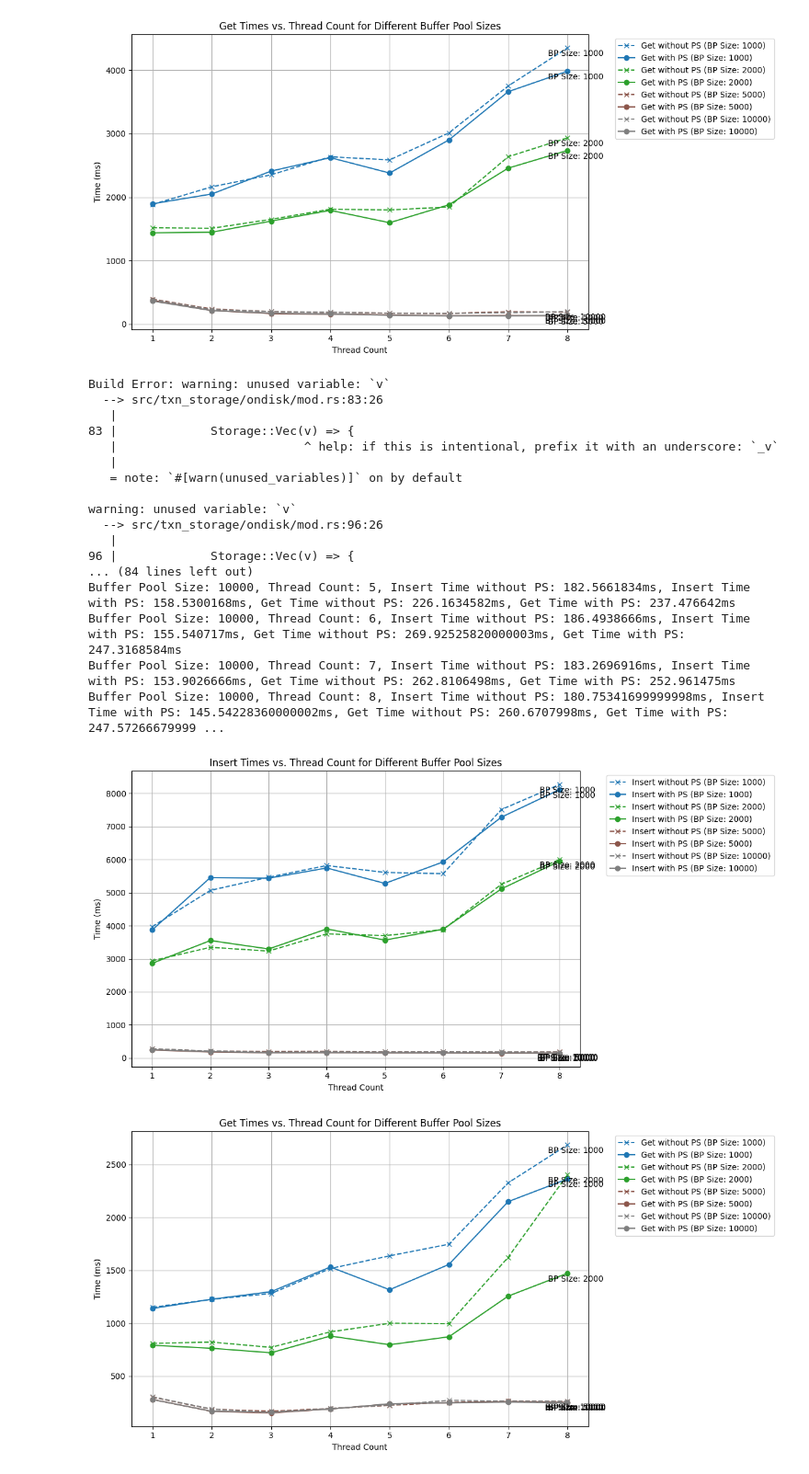
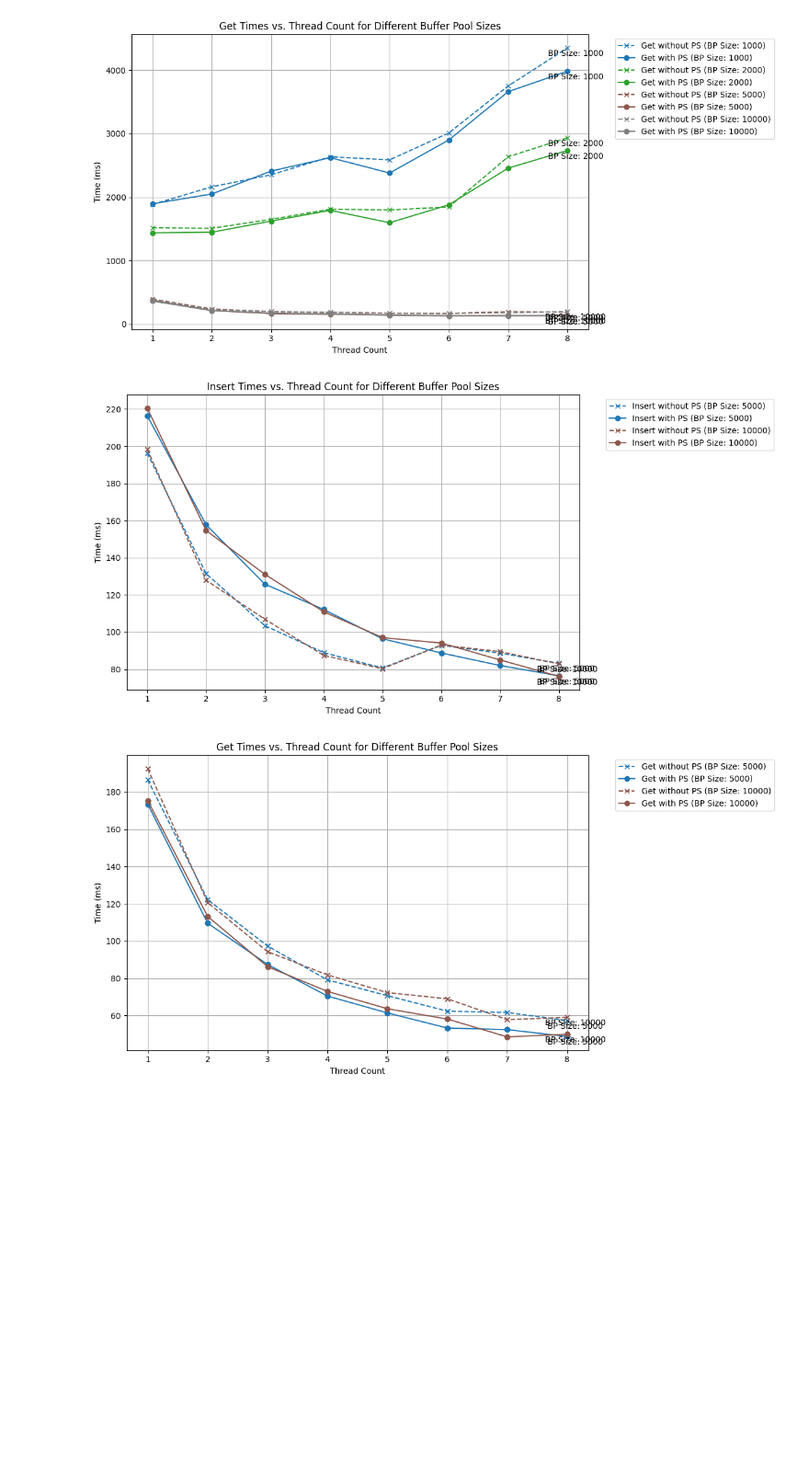
Before and after one commit to rotaki/FosterBtree, a Jupyter notebook: experiment/phm_bp_size.ipynb, the cells around one changed output. Shown at 92% size. Saved outputs shown, nothing was run; the diff lists cells and outputs as text; code cells hidden in the pictures; blank space fills up the shorter version.

Commit message:
add test result in rikis linux

```diff
--- a/experiment/phm_bp_size.ipynb
+++ b/experiment/phm_bp_size.ipynb
@@ -485,14 +485,20 @@ import matplotlib.pyplot as plt
 import csv
 import os
 
-# Define the binary name
+## Define the binary name
+# binary_name = 'phm_ps_on_off'
 binary_name = 'phm_ps_skewed_onoff'
-
-# Define the number of runs for each test
-num_runs = 5
-
-# Define buffer pool sizes and thread counts to test
-buffer_pool_sizes = [1000, 2000, 5000, 10000]
+## Define whether to build the binary or not
+# build_binary_flag = True
+build_binary_flag = False
+## Define the number of runs for each test
+num_runs = 1
+# num_runs = 5
+# num_runs = 10
+## Define buffer pool sizes and thread counts to test
+# buffer_pool_sizes = [1000, 2000, 5000, 10000]
+# buffer_pool_sizes = [1000, 2000]
+buffer_pool_sizes = [5000, 10000]
 thread_counts = [1, 2, 3, 4, 5, 6, 7, 8]
 
 # Function to build the binary
@@ -563,32 +569,38 @@ def run_binary(buffer_pool_size, thread_count, num_runs):
 
     return avg_insert_time_no_ps, avg_insert_time_ps, avg_get_time_no_ps, avg_get_time_ps
 
-# Build the binary
-if not build_binary(binary_name):
-    print("Failed to build the binary. Exiting.")
-    exit(1)
+# Build the binary if the flag is set
+if build_binary_flag:
+    if not build_binary(binary_name):
+        print("Failed to build the binary. Exiting.")
+        exit(1)
 
 # Automatically assign colors for each buffer pool size
 color_cycle = plt.colormaps['tab10']
 colors = {size: color_cycle(i / len(buffer_pool_sizes)) for i, size in enumerate(buffer_pool_sizes)}
+
+# Define line styles for swizzling on/off
+line_styles = {
+    'no_ps': '--',
+    'ps': '-'
+}
 
 # CSV file to store results
 csv_file = f'{binary_name}.csv'
 
 # Read existing results from the CSV file
 existing_results = {}
+all_results = []
 if os.path.exists(csv_file):
     with open(csv_file, mode='r') as file:
         reader = csv.reader(file)
         next(reader)  # Skip header row
         for row in reader:
             buffer_pool_size, thread_count, insert_time_no_ps, insert_time_ps, get_time_no_ps, get_time_ps = map(float, row)
+            all_results.append([buffer_pool_size, thread_count, insert_time_no_ps, insert_time_ps, get_time_no_ps, get_time_ps])
             if buffer_pool_size not in existing_results:
                 existing_results[buffer_pool_size] = {}
             existing_results[buffer_pool_size][thread_count] = (insert_time_no_ps, insert_time_ps, get_time_no_ps, get_time_ps)
-
-# Initialize lists to store the results
-results = []
 
 # Run the binary for each buffer pool size and thread count, and store the results
 for size in buffer_pool_sizes:
@@ -596,19 +608,19 @@ for size in buffer_pool_sizes:
         if size in existing_results and t_count in existing_results[size]:
             # Use existing results
             insert_time_no_ps, insert_time_ps, get_time_no_ps, get_time_ps = existing_results[size][t_count]
-            results.append([size, t_count, insert_time_no_ps, insert_time_ps, get_time_no_ps, get_time_ps])
+            all_results.append([size, t_count, insert_time_no_ps, insert_time_ps, get_time_no_ps, get_time_ps])
         else:
             # Run the command and get new results
             insert_time_no_ps, insert_time_ps, get_time_no_ps, get_time_ps = run_binary(size, t_count, num_runs)
             if insert_time_no_ps is not None and insert_time_ps is not None and get_time_no_ps is not None and get_time_ps is not None:
-                results.append([size, t_count, insert_time_no_ps, insert_time_ps, get_time_no_ps, get_time_ps])
+                all_results.append([size, t_count, insert_time_no_ps, insert_time_ps, get_time_no_ps, get_time_ps])
                 print(f"Buffer Pool Size: {size}, Thread Count: {t_count}, Insert Time without PS: {insert_time_no_ps}ms, Insert Time with PS: {insert_time_ps}ms, Get Time without PS: {get_time_no_ps}ms, Get Time with PS: {get_time_ps}ms")
 
 # Write the results to a CSV file
 with open(csv_file, mode='w', newline='') as file:
     writer = csv.writer(file)
     writer.writerow(['Buffer Pool Size', 'Thread Count', 'Insert Time without PS', 'Insert Time with PS', 'Get Time without PS', 'Get Time with PS'])
-    writer.writerows(results)
+    writer.writerows(all_results)
 
 # Extract data for plotting
 insert_times_no_ps = {bp_size: [] for bp_size in buffer_pool_sizes}
@@ -616,7 +628,7 @@ insert_times_ps = {bp_size: [] for bp_size in buffer_pool_sizes}
 get_times_no_ps = {bp_size: [] for bp_size in buffer_pool_sizes}
 get_times_ps = {bp_size: [] for bp_size in buffer_pool_sizes}
 
-for result in results:
+for result in all_results:
     buffer_pool_size, thread_count, insert_time_no_ps, insert_time_ps, get_time_no_ps, get_time_ps = result
     if buffer_pool_size in buffer_pool_sizes:
         insert_times_no_ps[buffer_pool_size].append((thread_count, insert_time_no_ps))
@@ -630,62 +642,45 @@ for bp_size in buffer_pool_sizes:
     color = colors[bp_size]
     if insert_times_no_ps[bp_size]:
         thread_count_no_ps, insert_time_no_ps = zip(*sorted(insert_times_no_ps[bp_size]))
-        plt.plot(thread_count_no_ps, insert_time_no_ps, label=f'Insert without PS (BP Size: {bp_size})', linestyle='--', marker='x', color=color)
+        plt.plot(thread_count_no_ps, insert_time_no_ps, label=f'Insert without PS (BP Size: {bp_size})', linestyle=line_styles['no_ps'], marker='x', color=color)
         # Add annotation for the line
         plt.annotate(f'BP Size: {bp_size}', (thread_count_no_ps[-1], insert_time_no_ps[-1]), textcoords="offset points", xytext=(10,-10), ha='center')
     if insert_times_ps[bp_size]:
         thread_count_ps, insert_time_ps = zip(*sorted(insert_times_ps[bp_size]))
-        plt.plot(thread_count_ps, insert_time_ps, label=f'Insert with PS (BP Size: {bp_size})', linestyle='-', marker='o', color=color)
+        plt.plot(thread_count_ps, insert_time_ps, label=f'Insert with PS (BP Size: {bp_size})', linestyle=line_styles['ps'], marker='o', color=color)
         # Add annotation for the line
         plt.annotate(f'BP Size: {bp_size}', (thread_count_ps[-1], insert_time_ps[-1]), textcoords="offset points", xytext=(10,-10), ha='center')
 
 plt.xlabel('Thread Count')
 plt.ylabel('Time (ms)')
 plt.title('Insert Times vs. Thread Count for Different Buffer Pool Sizes')
 plt.legend(bbox_to_anchor=(1.05, 1), loc='upper left')
 plt.grid(True)
 plt.tight_layout()
 plt.show()
 
 # Plot the results for Get Times
 plt.figure(figsize=(12, 6))
 for bp_size in buffer_pool_sizes:
     color = colors[bp_size]
     if get_times_no_ps[bp_size]:
         thread_count_no_ps, get_time_no_ps = zip(*sorted(get_times_no_ps[bp_size]))
-        plt.plot(thread_count_no_ps, get_time_no_ps, label=f'Get without PS (BP Size: {bp_size})', linestyle='--', marker='x', color=color)
+        plt.plot(thread_count_no_ps, get_time_no_ps, label=f'Get without PS (BP Size: {bp_size})', linestyle=line_styles['no_ps'], marker='x', color=color)
         # Add annotation for the line
         plt.annotate(f'BP Size: {bp_size}', (thread_count_no_ps[-1], get_time_no_ps[-1]), textcoords="offset points", xytext=(10,-10), ha='center')
     if get_times_ps[bp_size]:
         thread_count_ps, get_time_ps = zip(*sorted(get_times_ps[bp_size]))
-        plt.plot(thread_count_ps, get_time_ps, label=f'Get with PS (BP Size: {bp_size})', linestyle='-', marker='o', color=color)
+        plt.plot(thread_count_ps, get_time_ps, label=f'Get with PS (BP Size: {bp_size})', linestyle=line_styles['ps'], marker='o', color=color)
         # Add annotation for the line
         plt.annotate(f'BP Size: {bp_size}', (thread_count_ps[-1], get_time_ps[-1]), textcoords="offset points", xytext=(10,-10), ha='center')
 
 plt.xlabel('Thread Count')
 plt.ylabel('Time (ms)')
 plt.title('Get Times vs. Thread Count for Different Buffer Pool Sizes')
 plt.legend(bbox_to_anchor=(1.05, 1), loc='upper left')
 plt.grid(True)
 plt.tight_layout()
 plt.show()
 # %% [output]
-Build Error: warning: unused variable: `v`
-  --> src/txn_storage/ondisk/mod.rs:83:26
-   |
-83 |             Storage::Vec(v) => {
-   |                          ^ help: if this is intentional, prefix it with an underscore: `_v`
-   |
-   = note: `#[warn(unused_variables)]` on by default
-
-warning: unused variable: `v`
-  --> src/txn_storage/ondisk/mod.rs:96:26
-   |
-96 |             Storage::Vec(v) => {
-... (84 lines left out)
-Buffer Pool Size: 10000, Thread Count: 5, Insert Time without PS: 182.5661834ms, Insert Time with PS: 158.5300168ms, Get Time without PS: 226.1634582ms, Get Time with PS: 237.476642ms
-Buffer Pool Size: 10000, Thread Count: 6, Insert Time without PS: 186.4938666ms, Insert Time with PS: 155.540717ms, Get Time without PS: 269.92525820000003ms, Get Time with PS: 247.3168584ms
-Buffer Pool Size: 10000, Thread Count: 7, Insert Time without PS: 183.2696916ms, Insert Time with PS: 153.9026666ms, Get Time without PS: 262.8106498ms, Get Time with PS: 252.961475ms
-Buffer Pool Size: 10000, Thread Count: 8, Insert Time without PS: 180.75341699999998ms, Insert Time with PS: 145.54228360000002ms, Get Time without PS: 260.6707998ms, Get Time with PS: 247.57266679999 ...
-[figure, old version]
+[figure, new version]
-[figure, old version]
+[figure, new version]
```
Also changed, not shown: 1 other file.
